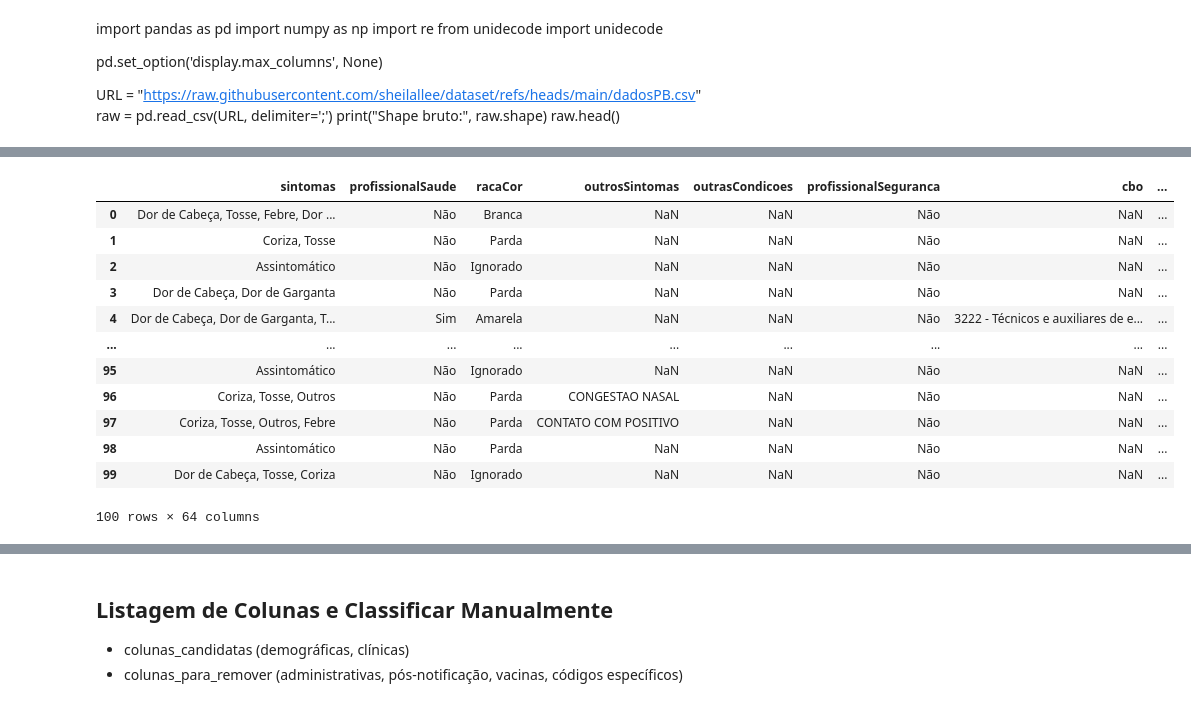
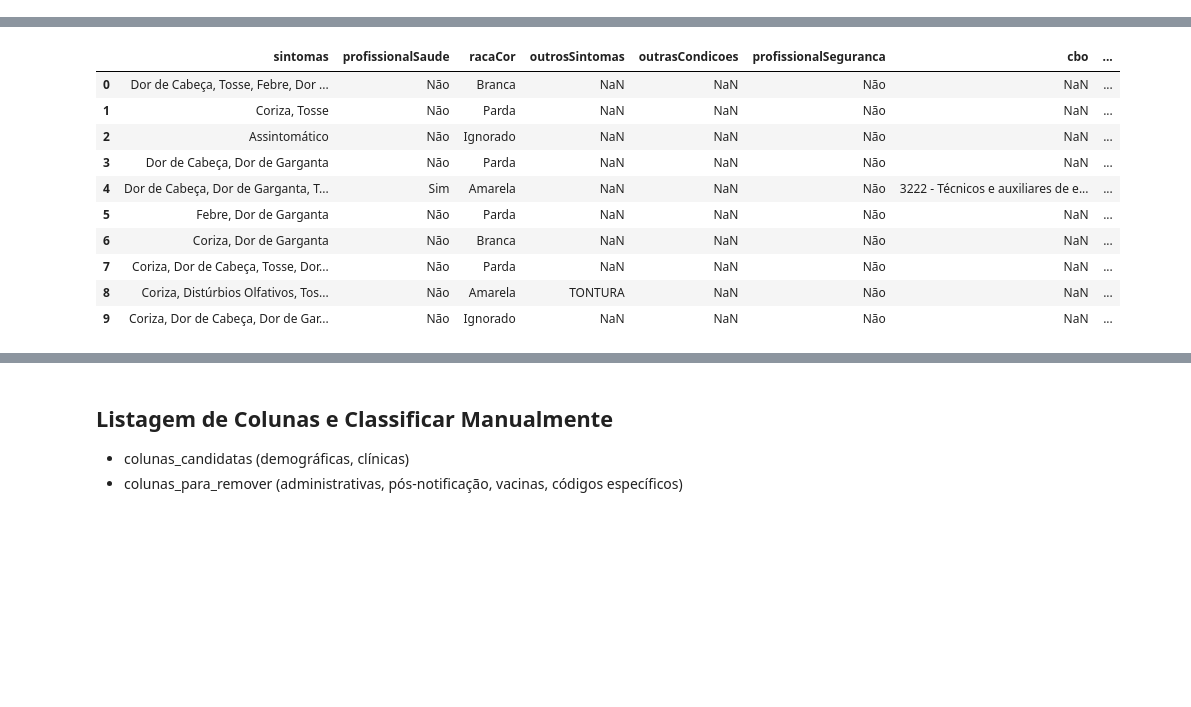
Before and after one commit to sheilallee/dataset, a Jupyter notebook: Projeto.ipynb, the cells around one changed output, grey strips where cells are left out. Cells and saved outputs as stored; diff of their text form; code cells hidden in the pictures; blank space fills up the shorter version.

```diff
--- a/Projeto.ipynb
+++ b/Projeto.ipynb
@@ -28,18 +28,6 @@ O conjunto de dados utilizado é proveniente do **Ministério da Saúde (DATASUS
 * **Dados:** https://opendatasus.saude.gov.br/dataset/notificacoes-de-sindrome-gripal-leve-2024
 * **Dicionário de Dados:** https://opendatasus.saude.gov.br/dataset/notificacoes-de-sindrome-gripal-leve-2024/resource/17ede700-ab05-4233-9e4d-c28c768e759f
 * **Dataset no github:** https://github.com/sheilallee/dataset.git
-# %% [markdown]
-import pandas as pd
-import numpy as np
-import re
-from unidecode import unidecode
-
-pd.set_option('display.max_columns', None)
-
-URL = "https://raw.githubusercontent.com/sheilallee/dataset/refs/heads/main/dadosPB.csv"
-raw = pd.read_csv(URL, delimiter=';')
-print("Shape bruto:", raw.shape)
-raw.head()
 # %%
 #CONFIGURAÇÃO E CARREGAMENTO DO DATASET
 # Instala pacote (rodar 1x)
@@ -61,10 +49,5 @@ file_path = 'https://raw.githubusercontent.com/sheilallee/dataset/refs/heads/mai
 # Carregando o dataset
 dataset = pd.read_csv(file_path, delimiter=';', encoding='utf-8')
 # Exibindo as primeiras linhas
-dataset.head(100)
-
-#print(f"Total de linhas do dataset: {len(dataset)}")
-
-#print("Shape bruto:", raw.shape)
-#display(raw.head())
+dataset.head(10)
 # %% [output]
@@ -76,13 +55,11 @@ Successfully installed Unidecode-1.4.0
 |  | sintomas | profissionalSaude | racaCor | outrosSintomas | outrasCondicoes | profissionalSeguranca | cbo | ... |
 | 0 | Dor de Cabeça, Tosse, Febre, Dor ... | Não | Branca | NaN | NaN | Não | NaN | ... |
 | 1 | Coriza, Tosse | Não | Parda | NaN | NaN | Não | NaN | ... |
 | 2 | Assintomático | Não | Ignorado | NaN | NaN | Não | NaN | ... |
 | 3 | Dor de Cabeça, Dor de Garganta | Não | Parda | NaN | NaN | Não | NaN | ... |
 | 4 | Dor de Cabeça, Dor de Garganta, T... | Sim | Amarela | NaN | NaN | Não | 3222 - Técnicos e auxiliares de e... | ... |
-| ... | ... | ... | ... | ... | ... | ... | ... | ... |
-| 95 | Assintomático | Não | Ignorado | NaN | NaN | Não | NaN | ... |
-| 96 | Coriza, Tosse, Outros | Não | Parda | CONGESTAO NASAL | NaN | Não | NaN | ... |
-| 97 | Coriza, Tosse, Outros, Febre | Não | Parda | CONTATO COM POSITIVO | NaN | Não | NaN | ... |
-| 98 | Assintomático | Não | Parda | NaN | NaN | Não | NaN | ... |
-| 99 | Dor de Cabeça, Tosse, Coriza | Não | Ignorado | NaN | NaN | Não | NaN | ... |
+| 5 | Febre, Dor de Garganta | Não | Parda | NaN | NaN | Não | NaN | ... |
+| 6 | Coriza, Dor de Garganta | Não | Branca | NaN | NaN | Não | NaN | ... |
+| 7 | Coriza, Dor de Cabeça, Tosse, Dor... | Não | Parda | NaN | NaN | Não | NaN | ... |
+| 8 | Coriza, Distúrbios Olfativos, Tos... | Não | Amarela | TONTURA | NaN | Não | NaN | ... |
+| 9 | Coriza, Dor de Cabeça, Dor de Gar... | Não | Ignorado | NaN | NaN | Não | NaN | ... |
-100 rows × 64 columns
```
Also changed, not shown: parts of 26 cells of this notebook.
